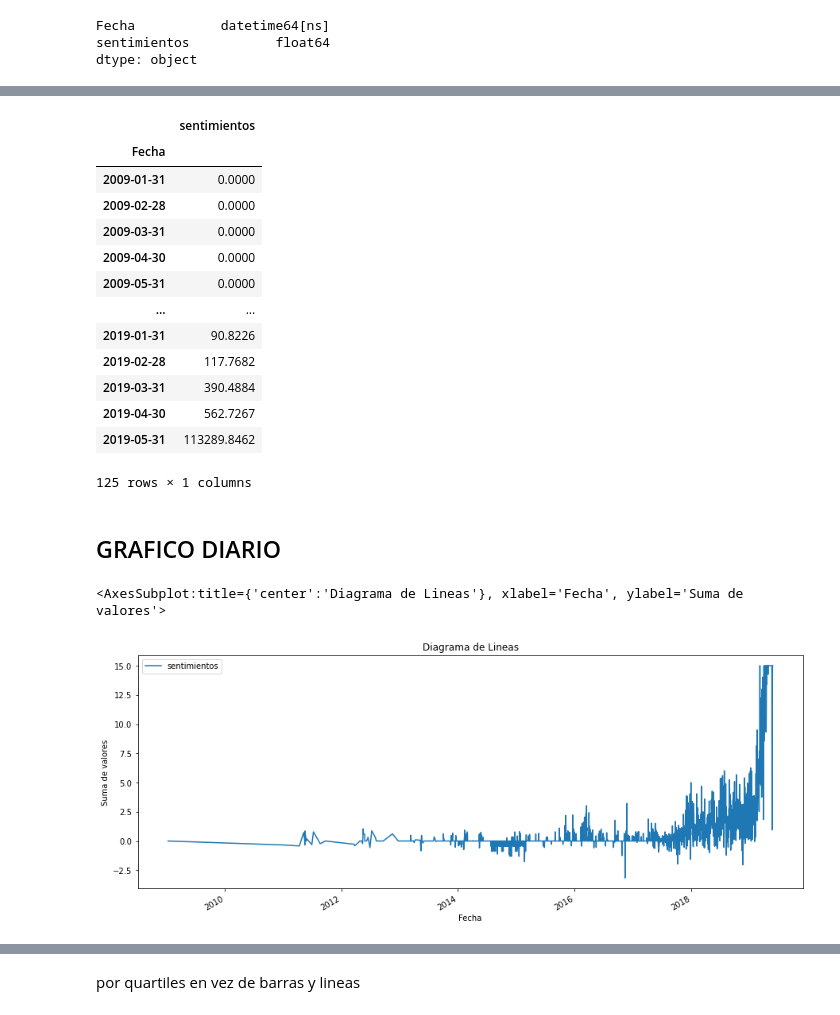
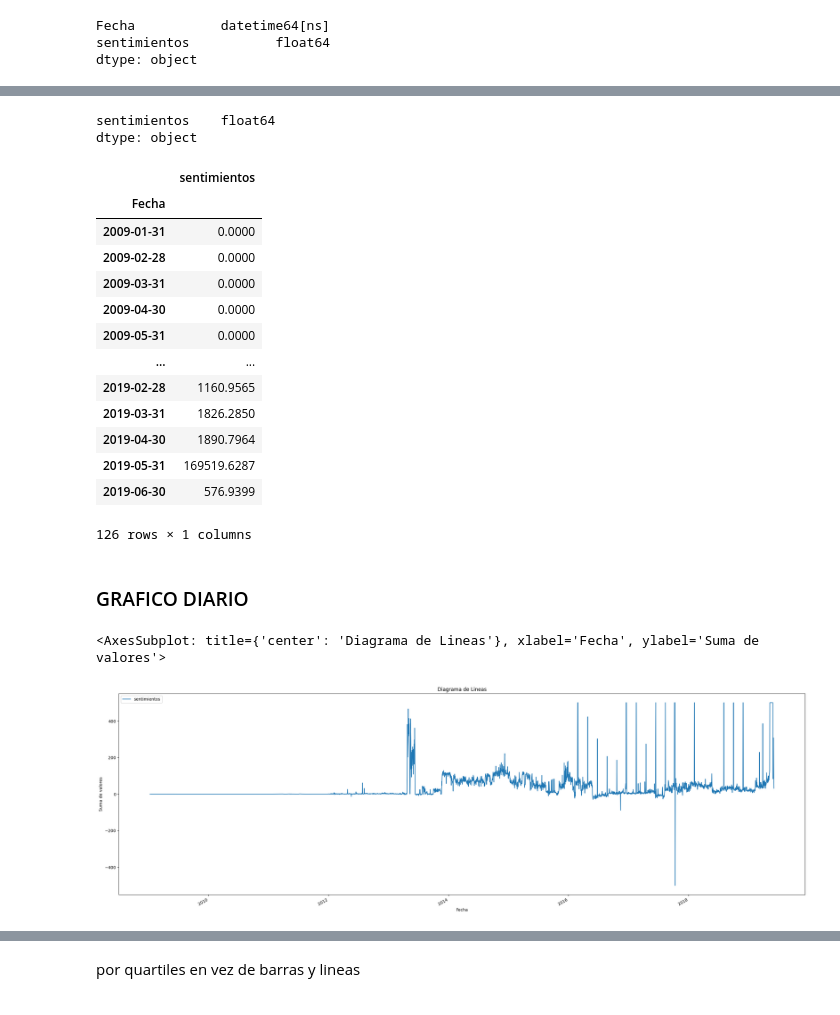
Before and after one commit to AlvaroFarreny/AnalisisSentimientosBTC, a Jupyter notebook: ANALISIS_COMPLETO.ipynb, the cells around one changed output, grey strips where cells are left out. Cells and saved outputs as stored; diff of their text form; code cells hidden in the pictures.

```diff
--- a/ANALISIS_COMPLETO.ipynb
+++ b/ANALISIS_COMPLETO.ipynb
@@ -143,6 +115,7 @@ import nltk
 # %%
 from nltk.sentiment.vader import SentimentIntensityAnalyzer
 # %%
-df = pd.read_csv('./data/tweetsKaggle.csv',sep=';', nrows=1000000, usecols=['timestamp','text'])
+df = pd.read_csv('./data/tweetsKaggle.csv',sep=';', nrows=5000000, usecols=['timestamp','user','text'])
 df.head()
+df.info()
 # %% [output]
@@ -318,3 +268,8 @@ Fecha
+# %%
+print(dfdiario.dtypes)
+# %% [output]
+sentimientos    float64
+dtype: object
 # %%
 dfmes = df.groupby(pd.Grouper(key='Fecha', freq='1M')).sum()
 # %%
@@ -328,17 +283,17 @@ display(dfmes)
 | 2009-04-30 | 0.0000 |
 | 2009-05-31 | 0.0000 |
 | ... | ... |
-| 2019-01-31 | 90.8226 |
-| 2019-02-28 | 117.7682 |
-| 2019-03-31 | 390.4884 |
-| 2019-04-30 | 562.7267 |
-| 2019-05-31 | 113289.8462 |
+| 2019-02-28 | 1160.9565 |
+| 2019-03-31 | 1826.2850 |
+| 2019-04-30 | 1890.7964 |
+| 2019-05-31 | 169519.6287 |
+| 2019-06-30 | 576.9399 |
-125 rows × 1 columns
+126 rows × 1 columns
 # %% [markdown]
-## GRAFICO DIARIO
+### GRAFICO DIARIO
 # %%
-dfgrafico = dfdiario.clip(upper=15)
-dfgrafico.plot(kind='line', title='Diagrama de Lineas', xlabel='Fecha', ylabel='Suma de valores', figsize=(15,6))
+dfgrafico = dfdiario.clip(upper=500, lower=-500)
+dfgrafico.plot(kind='line', title='Diagrama de Lineas', xlabel='Fecha', ylabel='Suma de valores', figsize=(30,10))
 # %% [output]
-<AxesSubplot:title={'center':'Diagrama de Lineas'}, xlabel='Fecha', ylabel='Suma de valores'>
+<AxesSubplot: title={'center': 'Diagrama de Lineas'}, xlabel='Fecha', ylabel='Suma de valores'>
-[figure, old version]
+[figure, new version]
```
Also changed, not shown: parts of 31 cells of this notebook, 9 other files.
